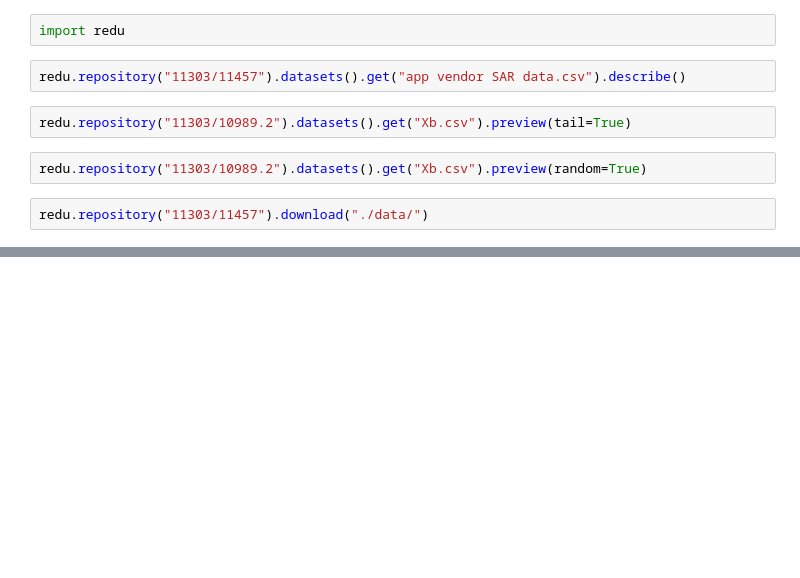
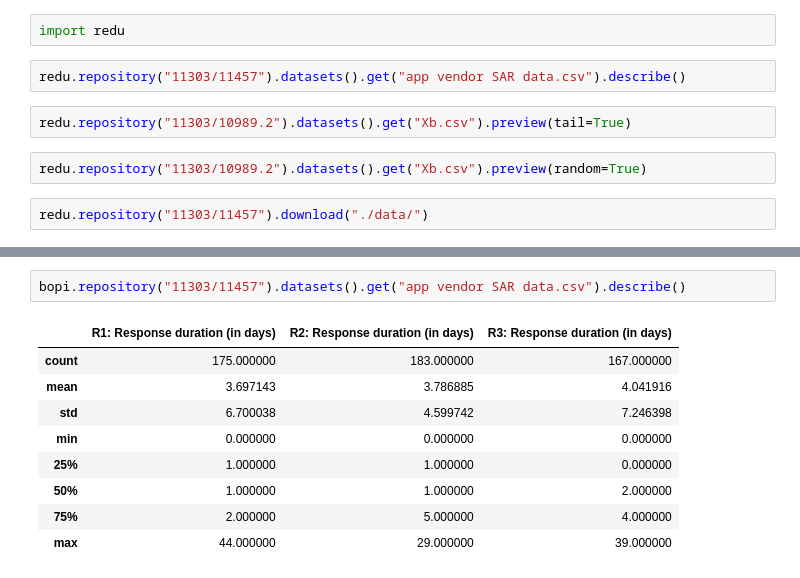
Before and after one commit to TUB-NLP-OpenData/usability_research_data, a Jupyter notebook: use.ipynb, the cells around one changed output, grey strips where cells are left out. Saved outputs shown, nothing was run; the diff lists cells and outputs as text; blank space fills up the shorter version.

```diff
--- a/use.ipynb
+++ b/use.ipynb
@@ -98,0 +129,12 @@ redu.repository("11303/11457").download("./data/")
+# %%
+bopi.repository("11303/11457").datasets().get("app vendor SAR data.csv").describe()
+# %% [output]
+|  | R1: Response duration (in days) | R2: Response duration (in days) | R3: Response duration (in days) |
+| count | 175.000000 | 183.000000 | 167.000000 |
+| mean | 3.697143 | 3.786885 | 4.041916 |
+| std | 6.700038 | 4.599742 | 7.246398 |
+| min | 0.000000 | 0.000000 | 0.000000 |
+| 25% | 1.000000 | 1.000000 | 0.000000 |
+| 50% | 1.000000 | 1.000000 | 2.000000 |
+| 75% | 2.000000 | 5.000000 | 4.000000 |
+| max | 44.000000 | 29.000000 | 39.000000 |
```
Also changed, not shown: parts of 16 cells of this notebook, 11 other files.
